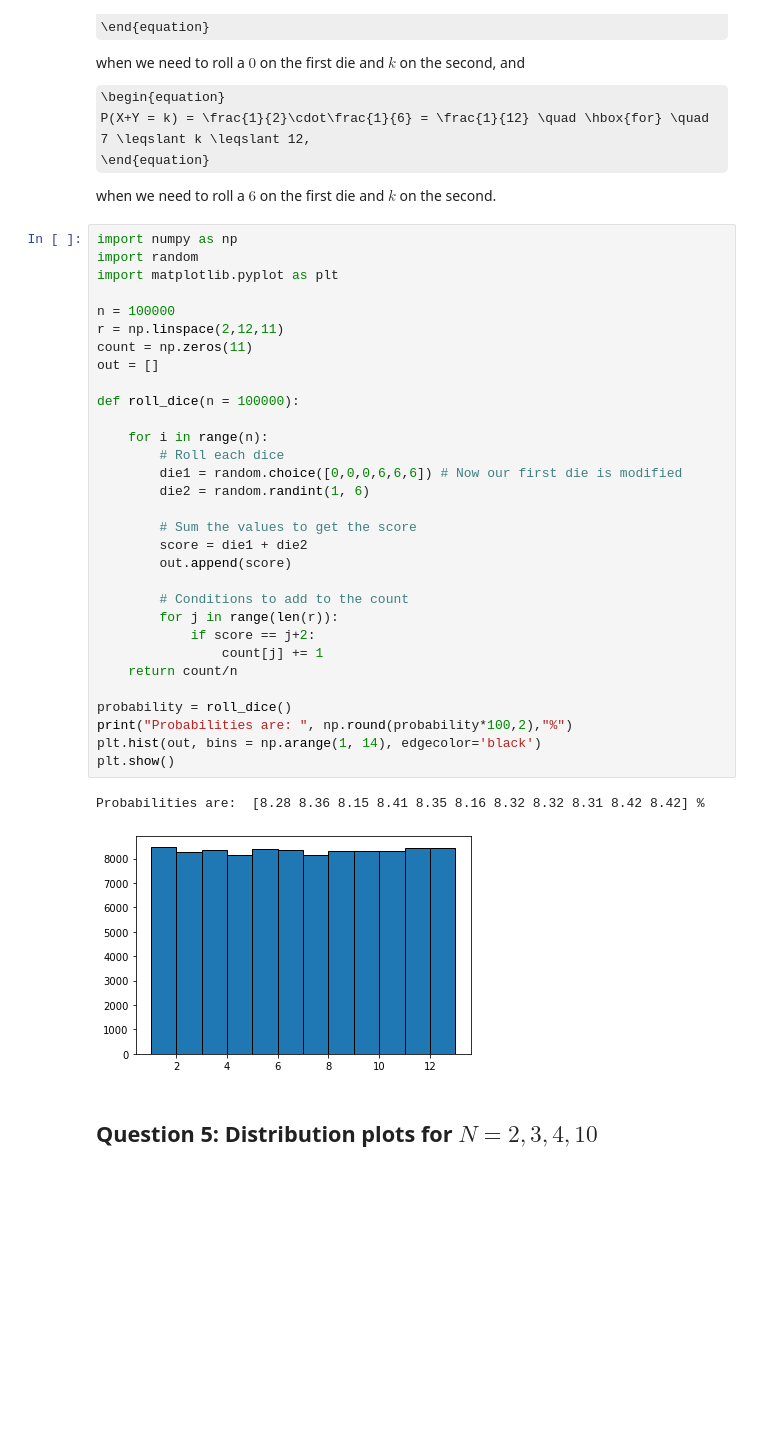
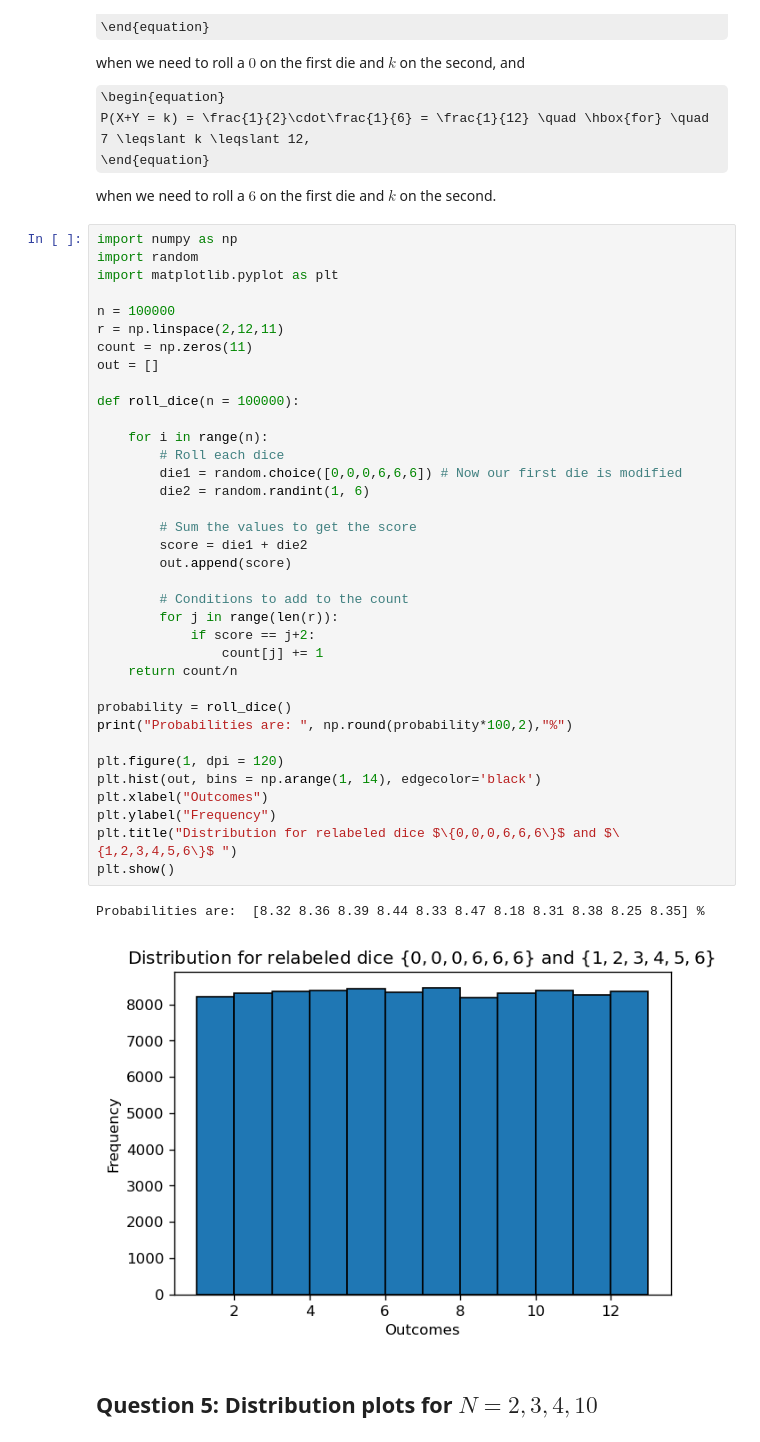
Before and after one commit to LordFeynman/Astro-Statistics, a Jupyter notebook: Assignment-2.ipynb, the cells around one changed output. Saved outputs shown, nothing was run; the diff lists cells and outputs as text; some formulas as TeX source; blank space fills up the shorter version.

```diff
--- a/Assignment-2.ipynb
+++ b/Assignment-2.ipynb
@@ -262,35 +262,40 @@ import numpy as np
 import random
 import matplotlib.pyplot as plt
 
 n = 100000
 r = np.linspace(2,12,11)
 count = np.zeros(11)
 out = []
 
 def roll_dice(n = 100000):
 
     for i in range(n):
         # Roll each dice
         die1 = random.choice([0,0,0,6,6,6]) # Now our first die is modified
         die2 = random.randint(1, 6)
 
         # Sum the values to get the score
         score = die1 + die2
         out.append(score)
 
         # Conditions to add to the count
         for j in range(len(r)):
             if score == j+2:
                 count[j] += 1
     return count/n
 
 probability = roll_dice()
 print("Probabilities are: ", np.round(probability*100,2),"%")
+
+plt.figure(1, dpi = 120)
 plt.hist(out, bins = np.arange(1, 14), edgecolor='black')
+plt.xlabel("Outcomes")
+plt.ylabel("Frequency")
+plt.title("Distribution for relabeled dice $\{0,0,0,6,6,6\}$ and $\{1,2,3,4,5,6\}$ ")
 plt.show()
 # %% [output]
-Probabilities are:  [8.28 8.36 8.15 8.41 8.35 8.16 8.32 8.32 8.31 8.42 8.42] %
+Probabilities are:  [8.32 8.36 8.39 8.44 8.33 8.47 8.18 8.31 8.38 8.25 8.35] %
-[figure, old version]
+[figure, new version]
 # %% [markdown]
 ## Question 5: Distribution plots for $N = 2, 3, 4, 10$
 # %%
```
